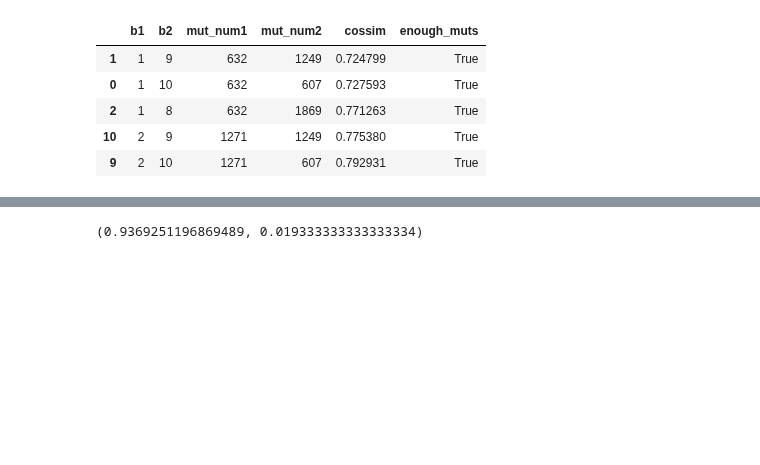
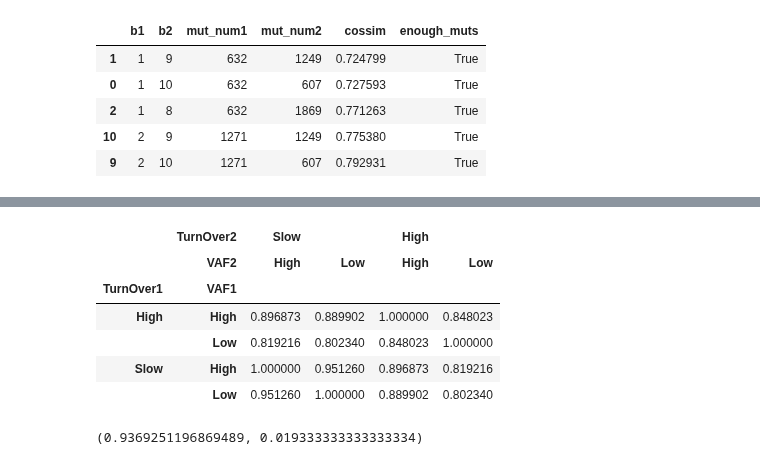
Before and after one commit to mitoclub/mtdnaMutSpecOfCancers, a Jupyter notebook: notebooks/mutspec.ipynb, the cells around one changed output, grey strips where cells are left out. Drawn from its saved outputs; the diff is of its cells as text; code cells hidden in the pictures; blank space fills up the shorter version.

```diff
--- a/notebooks/mutspec.ipynb
+++ b/notebooks/mutspec.ipynb
@@ -562,3 +630,13 @@ pair[pair.enough_muts].head(15)
+# %%
+df.pivot(["TurnOver1", "VAF1"], ["TurnOver2", "VAF2"], "cossim")
+# %% [output]
+|  | TurnOver2 | Slow |  | High |  |
+|  | VAF2 | High | Low | High | Low |
+| TurnOver1 | VAF1 |  |  |  |  |
+| High | High | 0.896873 | 0.889902 | 1.000000 | 0.848023 |
+|  | Low | 0.819216 | 0.802340 | 0.848023 | 1.000000 |
+| Slow | High | 1.000000 | 0.951260 | 0.896873 | 0.819216 |
+|  | Low | 0.951260 | 1.000000 | 0.889902 | 0.802340 |
 # %%
 def sample_mutations(mutations: pd.DataFrame, method="bootstrap"):
     """bootstrap vs permutations"""
```
Also changed, not shown: parts of 7 cells of this notebook.
